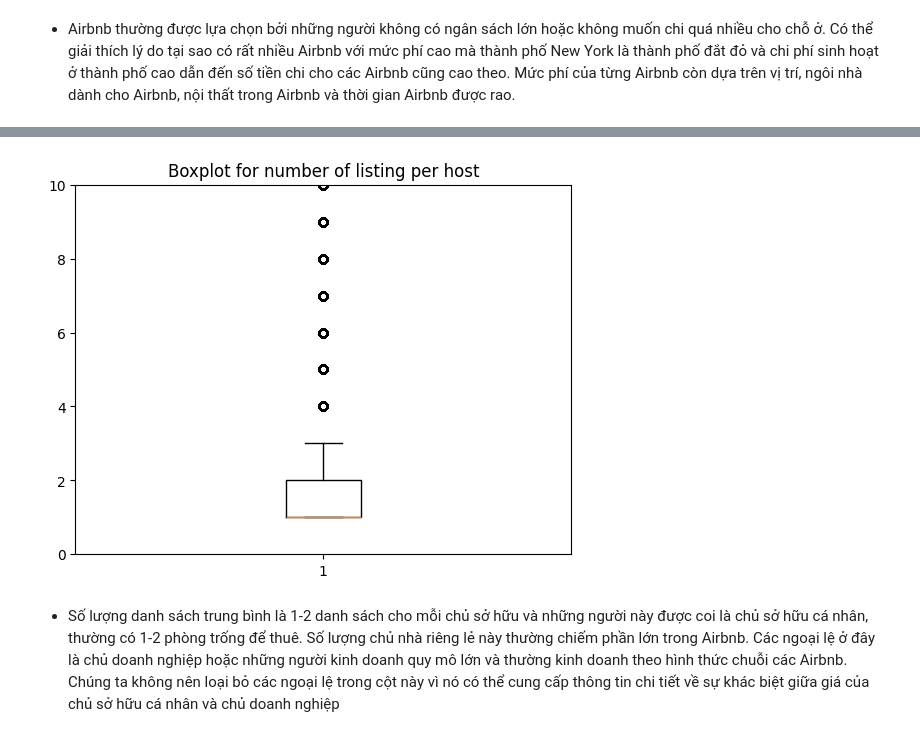
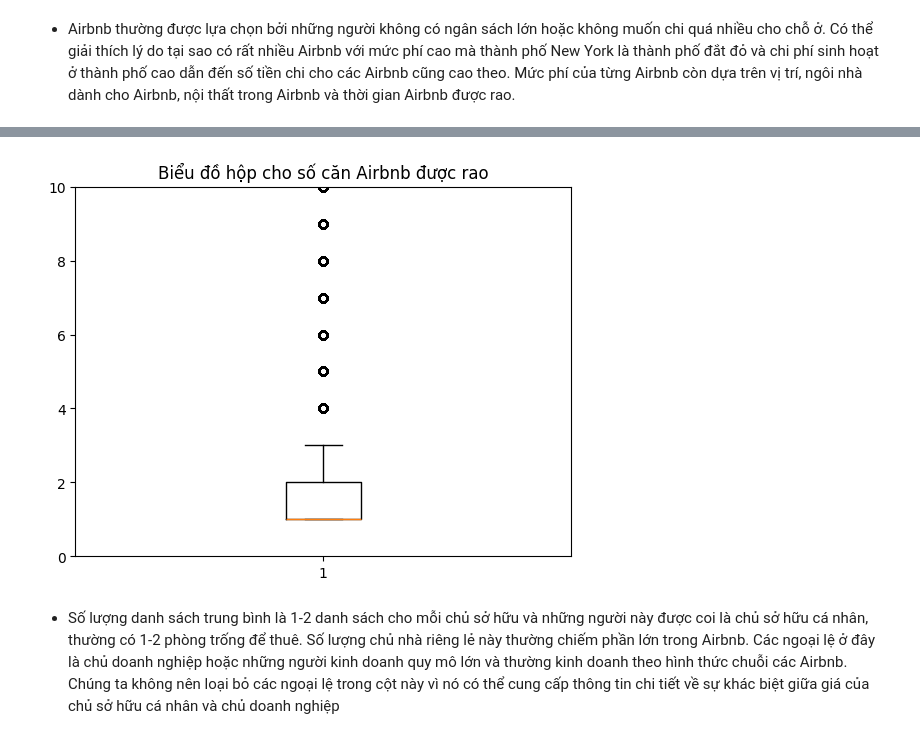
Before and after one commit to Gabien21/CSC17104_P4DS_final_project, a Jupyter notebook: Project/2_Exploring_and_preprocessing_data.ipynb, the cells around one changed output, grey strips where cells are left out. Cells and saved outputs as stored; diff of their text form; code cells hidden in the pictures.

```diff
--- a/Project/2_Exploring_and_preprocessing_data.ipynb
+++ b/Project/2_Exploring_and_preprocessing_data.ipynb
@@ -212,5 +212,4 @@ def find_limit(col) :
 # %%
 lower_limit_nights,upper_limit_nights = find_limit(df['minimum_nights'])
 outliers_df_nights = df[(df['minimum_nights'] < lower_limit_nights) | (df['minimum_nights'] > upper_limit_nights)]['minimum_nights'].sort_values()
-# df.loc[outliers_df_nights[outliers_df_nights > 366]]
-outliers_df_nights[outliers_df_nights > 366]
+df = df[df['minimum_nights'] <= 366]
@@ -284,10 +268,10 @@ Name: calculated_host_listings_count, Length: 7081, dtype: int64
 # %%
 plt.boxplot(df['calculated_host_listings_count'])
 plt.ylim(0,10)
-plt.title('Boxplot for number of listing per host')
+plt.title('Biểu đồ hộp cho số căn Airbnb được rao')
 plt.show()
 # %% [output]
-[figure, old version]
+[figure, new version]
 # %% [markdown]
 - Số lượng danh sách trung bình là 1-2 danh sách cho mỗi chủ sở hữu và những người này được coi là chủ sở hữu cá nhân, thường có 1-2 phòng trống để thuê. Số lượng chủ nhà riêng lẻ này thường chiếm phần lớn trong Airbnb. Các ngoại lệ ở đây là chủ doanh nghiệp hoặc những người kinh doanh quy mô lớn và thường kinh doanh theo hình thức chuỗi các Airbnb. Chúng ta không nên loại bỏ các ngoại lệ trong cột này vì nó có thể cung cấp thông tin chi tiết về sự khác biệt giữa giá của chủ sở hữu cá nhân và chủ doanh nghiệp
 # %% [markdown]
```
Also changed, not shown: parts of 34 cells of this notebook, 10 other files.
